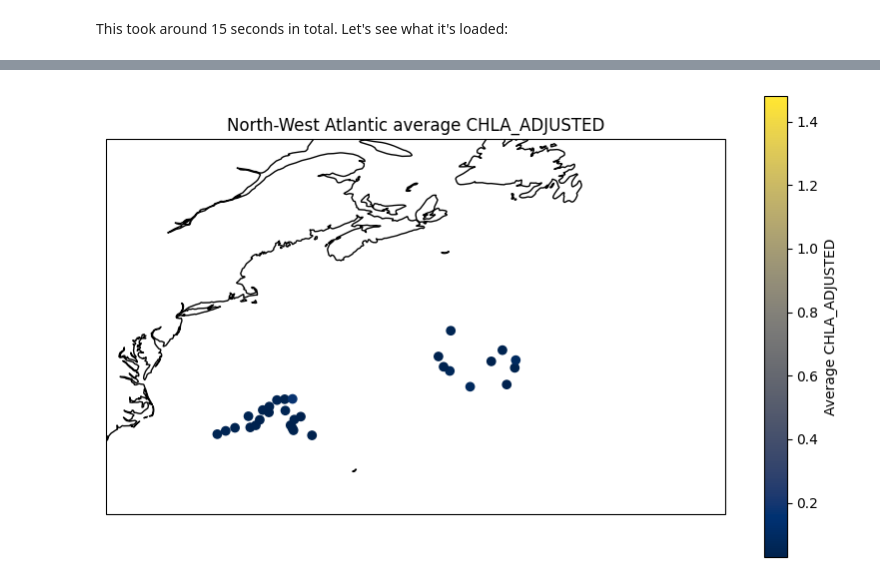
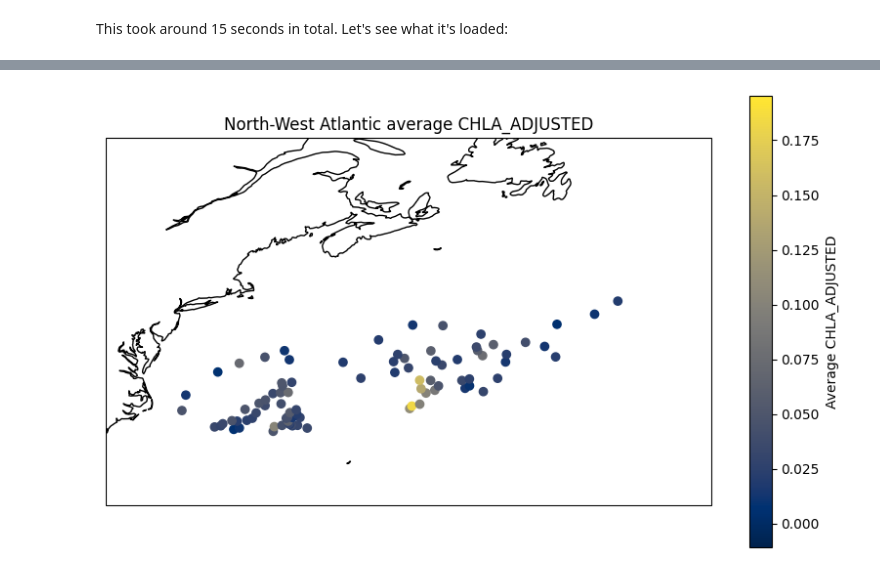
Before and after one commit to boom-lab/argo2parquet-public, a Jupyter notebook: notebooks/Example_1_Map.ipynb, the cells around one changed output, grey strips where cells are left out. Cells and saved outputs as stored; diff of their text form; code cells hidden in the pictures.

```diff
--- a/notebooks/Example_1_Map.ipynb
+++ b/notebooks/Example_1_Map.ipynb
@@ -137,20 +140,18 @@ Now let's narrow the filters in time and depth -- let's say we we want to select
 # %%
-from datetime import datetime, timedelta
-t0 = datetime(2023, 7, 1)
-t1 = datetime(2023, 10, 31)
+from datetime import datetime
+t0 = datetime(2023, 1, 1)
+t1 = datetime(2023, 12, 31)
 # reference_time = datetime.utcnow() - timedelta(days=90)
 filter_coords_time_pres = [("LATITUDE",">",34), ("LATITUDE","<",80),
                            ("LONGITUDE",">",-78), ("LONGITUDE","<",-50),
                            ("JULD",">=",t0),("JULD","<=",t1),
-                           ("PRES_ADJUSTED",">=",0),("PRES_ADJUSTED","<=",50),
+                           ("PRES_ADJUSTED",">=",100),("PRES_ADJUSTED","<=",300),
                            ("CHLA_ADJUSTED",">=",-1e30),("CHLA_ADJUSTED","<=",+1e30)]
 
+t0_argopy = t0.strftime('%Y-%m')
+t1_argopy = t1.strftime('%Y-%m')
 f = argopy.DataFetcher()
-today_date = datetime.today()
-old_date = today_date - timedelta(days=90)
-today_date = today_date.strftime('%Y-%m')
-old_date = old_date.strftime('%Y-%m')
-f = f.region([-78, -50, 34, 80, 0, 50, old_date, today_date])
+f = f.region([-78, -50, 34, 80, 100, 300, t0_argopy, t1_argopy])
 # %%
 %%time
 ds = pq.ParquetDataset(parquet_dir, schema=BGC_schema, filters=filter_coords_time_pres)
@@ -189,9 +187,12 @@ cols = [ref_var,"LATITUDE","LONGITUDE","PRES_ADJUSTED","JULD"]
 filter_coords_time_pres = [("LATITUDE",">",34), ("LATITUDE","<",80),
                            ("LONGITUDE",">",-78), ("LONGITUDE","<",-50),
                            ("JULD",">=",t0),("JULD","<=",t1),
-                           ("PRES_ADJUSTED",">=",0),("PRES_ADJUSTED","<=",50),
-                           (ref_var,">=",-1e30),(ref_var,"<=",+1e30),
-                           (ref_var+"_QC",">=",1.0),(ref_var+"_QC","<=",2.0)]
-ds = pq.ParquetDataset(parquet_dir, schema=BGC_schema, filters=filter_coords_time_pres)
+                           ("PRES_ADJUSTED",">=",100),("PRES_ADJUSTED","<=",300),
+                           (ref_var,">=",-1e30),(ref_var,"<=",+1e30)]
+ds = pq.ParquetDataset(
+    parquet_dir,
+    schema=BGC_schema,
+    filters=filter_coords_time_pres
+)
 df = ds.read(columns=cols).to_pandas()
 # %% [output]
@@ -222,34 +223,29 @@ df
 # %%
 import cartopy.crs as ccrs
 import matplotlib.pyplot as plt
 from matplotlib import colormaps
 
-# Convert 'JULD' column to datetime type
-df['JULD'] = pd.to_datetime(df['JULD'])
-
-# Group by 'LATITUDE' and 'LONGITUDE', and aggregate by averaging over 'PRES_ADJUSTED', 'JULD', and 'CHLA_ADJUSTED'
+# Group by 'LATITUDE' and 'LONGITUDE', and aggregate by averaging over 'CHLA_ADJUSTED'
 grouped = df.groupby(['LATITUDE', 'LONGITUDE']).agg({
-    'PRES_ADJUSTED': 'mean',  # Take the mean depth
-    'JULD': lambda x: x.tolist(),  # Collect all time values into a list
     ref_var: 'mean'  # Take the mean intensity
 }).reset_index()
 
 # Plotting using Cartopy
 plt.figure(figsize=(10, 6))
 ax = plt.axes(projection=ccrs.PlateCarree())
 ax.coastlines()
 
 # Scatter plot
-cbar_min = df[ref_var].quantile(q=0.1)
-cbar_max = df[ref_var].quantile(q=0.9)
+cbar_min = df[ref_var].quantile(q=0.01)
+cbar_max = df[ref_var].quantile(q=0.99)
 plt.scatter(grouped['LONGITUDE'], grouped['LATITUDE'], c=grouped[ref_var], vmin=cbar_min, vmax=cbar_max, cmap='cividis', transform=ccrs.PlateCarree())
 plt.colorbar(label='Average ' + ref_var)
 plt.xlabel('Longitude')
 plt.ylabel('Latitude')
 plt.title('North-West Atlantic average ' + ref_var)
 plt.grid(True)
 plt.xlim([-78, -45])
 plt.ylim([30, 50])
 plt.show()
 # %% [output]
-[figure, old version]
+[figure, new version]
```
Also changed, not shown: parts of 34 cells of this notebook, 8 other files.
